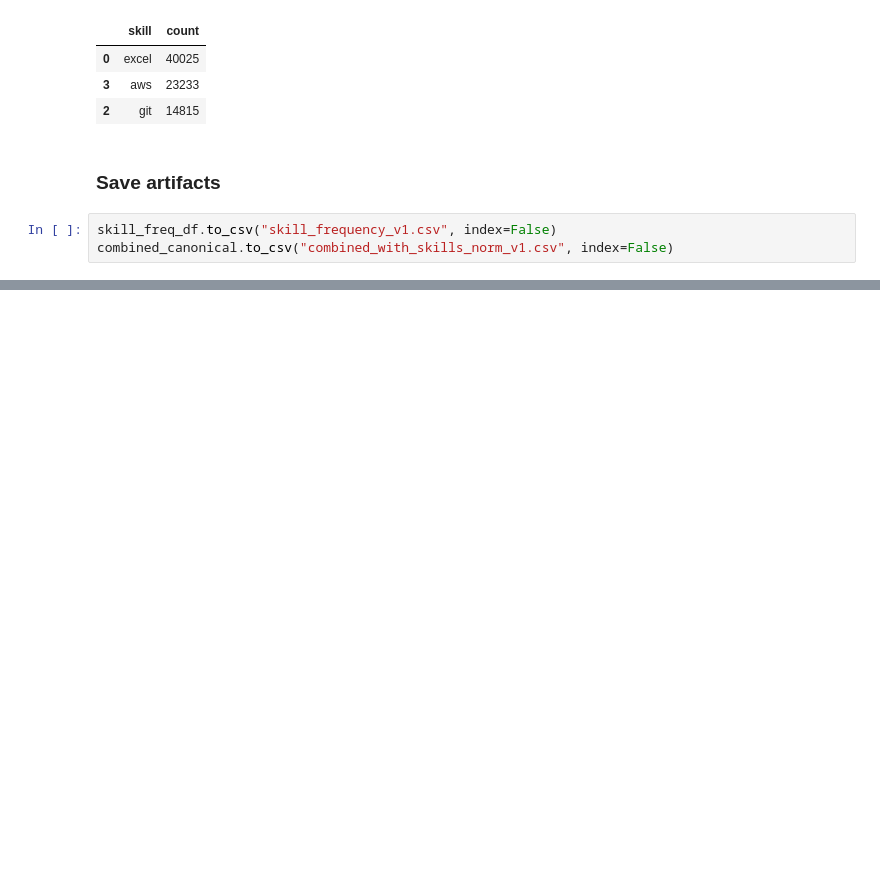
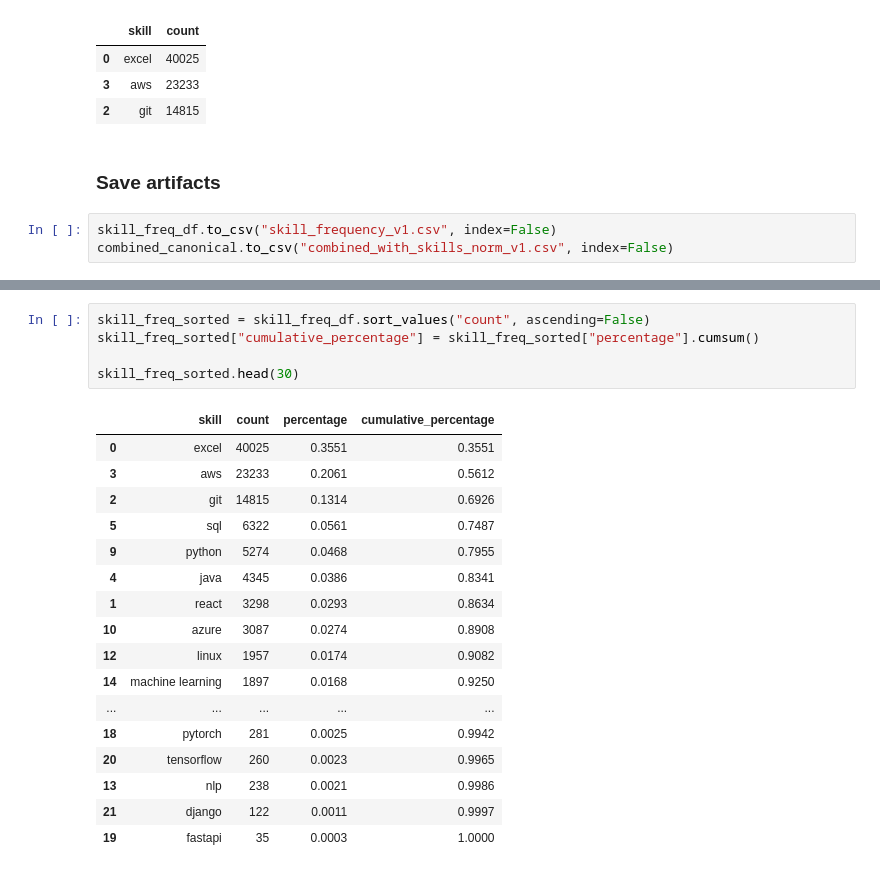
Before and after one commit to sufyan14/job-market-intelligence-system, a Jupyter notebook: notebooks/02_text_processing.ipynb, the cells around one changed output, grey strips where cells are left out. Cells and saved outputs as stored; diff of their text form; blank space fills up the shorter version.

```diff
--- a/notebooks/02_text_processing.ipynb
+++ b/notebooks/02_text_processing.ipynb
@@ -571,0 +650,23 @@ combined_canonical.to_csv("combined_with_skills_norm_v1.csv", index=False)
+# %%
+skill_freq_sorted = skill_freq_df.sort_values("count", ascending=False)
+skill_freq_sorted["cumulative_percentage"] = skill_freq_sorted["percentage"].cumsum()
+
+skill_freq_sorted.head(30)
+# %% [output]
+|  | skill | count | percentage | cumulative_percentage |
+| 0 | excel | 40025 | 0.3551 | 0.3551 |
+| 3 | aws | 23233 | 0.2061 | 0.5612 |
+| 2 | git | 14815 | 0.1314 | 0.6926 |
+| 5 | sql | 6322 | 0.0561 | 0.7487 |
+| 9 | python | 5274 | 0.0468 | 0.7955 |
+| 4 | java | 4345 | 0.0386 | 0.8341 |
+| 1 | react | 3298 | 0.0293 | 0.8634 |
+| 10 | azure | 3087 | 0.0274 | 0.8908 |
+| 12 | linux | 1957 | 0.0174 | 0.9082 |
+| 14 | machine learning | 1897 | 0.0168 | 0.9250 |
+| ... | ... | ... | ... | ... |
+| 18 | pytorch | 281 | 0.0025 | 0.9942 |
+| 20 | tensorflow | 260 | 0.0023 | 0.9965 |
+| 13 | nlp | 238 | 0.0021 | 0.9986 |
+| 21 | django | 122 | 0.0011 | 0.9997 |
+| 19 | fastapi | 35 | 0.0003 | 1.0000 |
```
Also changed, not shown: parts of 16 cells of this notebook.
